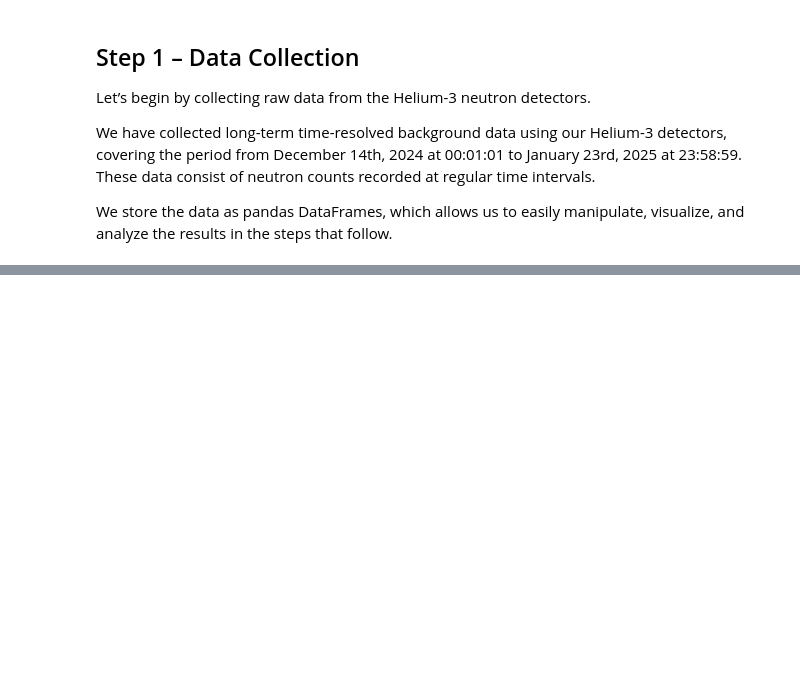
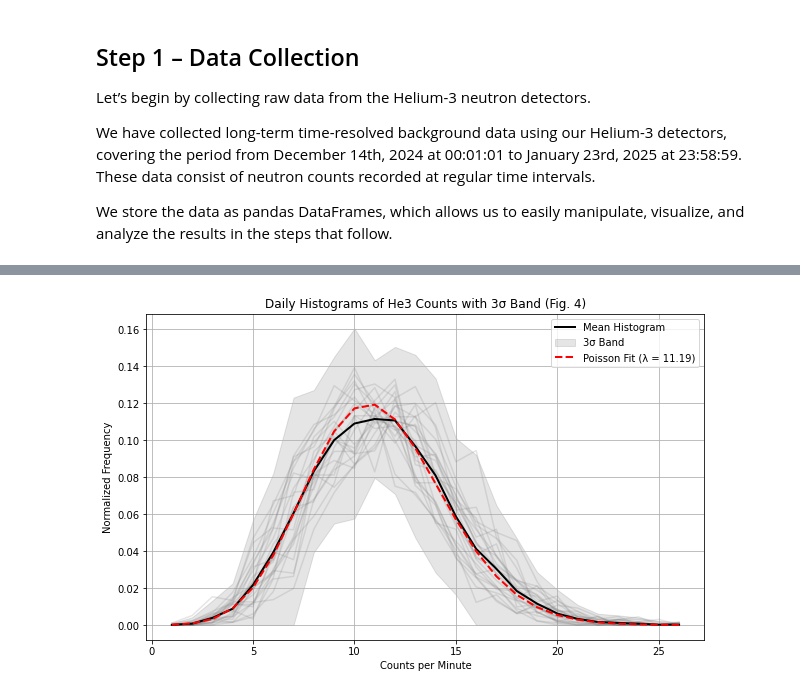
Before and after one commit to project-ida/arpa-e-experiments, a Jupyter notebook: tutorials/He3-Background-Characterization.ipynb, the cells around one changed output, grey strips where cells are left out. Saved outputs shown, nothing was run; the diff lists cells and outputs as text; code cells hidden in the pictures; blank space fills up the shorter version.

```diff
--- a/tutorials/He3-Background-Characterization.ipynb
+++ b/tutorials/He3-Background-Characterization.ipynb
@@ -138,52 +248,67 @@ From the plot above, it is unclear whether the background ditribution correspond
 # %%
+from scipy import stats
+
+fig_counter += 1
+
+# Ensure the index is datetime
 he3_all.index = pd.to_datetime(he3_all.index)
 
-grouped_by_day = he3_all.groupby(he3_all.index.date)
+# Extract counts column
+counts_series = he3_all["Counts ch50-1000"]
 
-bins = np.arange(he3_all["Counts ch50-1000"].min(),
-                 he3_all["Counts ch50-1000"].max() + 1, 1)
+# Group by day
+grouped_by_day = counts_series.groupby(he3_all.index.date)
 
-# Compute daily histograms
+# Define histogram bins
+bins = np.arange(counts_series.min(), counts_series.max() + 1, 1)
+
+# Compute histograms per day
 histograms = []
 for day, group in grouped_by_day:
-    hist_values, bin_edges = np.histogram(group["Counts ch50-1000"], bins=bins, density=True)
+    hist_values, bin_edges = np.histogram(group, bins=bins, density=True)
     histograms.append(hist_values)
 
+# Convert to array and compute mean and standard deviation
 histograms = np.array(histograms)
 mean_histogram = np.mean(histograms, axis=0)
 std_histogram = np.std(histograms, axis=0)
-bin_centers = (bin_edges[:-1] + bin_edges[1:]) / 2
 
-# Fit a normal distribution to the mean histogram (via expanded sample)
-expanded_data = np.repeat(bin_centers, (mean_histogram * 1000).astype(int))
-mu, sigma = norm.fit(expanded_data)
-x = np.linspace(bin_centers.min(), bin_centers.max(), 500)
-normal_pdf = norm.pdf(x, mu, sigma)
-normal_pdf *= np.trapz(mean_histogram, bin_centers)
+# Estimate Poisson background mean
+lambda_ = counts_series.mean()
+threshold_3sigma = lambda_ + 3 * np.sqrt(lambda_)
 
-# Function to plot with Z-sigma band
-def plot_with_z_band(Z):
-    lower = np.maximum(mean_histogram - Z * std_histogram, 0)
-    upper = mean_histogram + Z * std_histogram
+# Compute Poisson fit
+k_values = bin_edges[:-1]
+poisson_pmf = stats.poisson.pmf(k_values, mu=lambda_)
 
-    plt.figure(figsize=(10, 6))
+# Normalize Poisson PMF to match area of mean histogram
+poisson_pmf_normalized = poisson_pmf / np.sum(poisson_pmf)
+poisson_pmf_normalized *= np.sum(mean_histogram)
 
-    # Plot individual daily histograms
-    for hist in histograms:
-        plt.plot(bin_centers, hist, alpha=0.1, color='gray')
+# Plotting
+plt.figure(figsize=(10, 6))
 
-    # Plot mean histogram and normal fit
-    plt.plot(bin_centers, mean_histogram, color='black', linewidth=2, label='Mean Daily Histogram')
-    plt.plot(x, normal_pdf, 'r--', linewidth=2, label=f'Normal Fit (μ={mu:.2f}, σ={sigma:.2f})')
+# Plot all daily histograms
+for hist_values in histograms:
+    plt.plot(bin_edges[:-1], hist_values, alpha=0.2, color='gray')
 
-    # Plot Z-sigma band
-    plt.fill_between(bin_centers, lower, upper, color='blue', alpha=0.2, label=f'±{Z}σ Band')
+# Plot mean histogram
+plt.plot(bin_edges[:-1], mean_histogram, color='black', linewidth=2, label='Mean Histogram')
 
-    # Labels and formatting
-    plt.xlabel("Counts per Minute (ch50–1000)")
-    plt.ylabel("Normalized Frequency")
-    plt.title(f"He-3 Background Daily Histograms with ±{Z}σ Band")
-    plt.legend()
-    plt.grid(True)
-    plt.tight_layout()
-    plt.show()
+# Plot 3σ band
+plt.fill_between(bin_edges[:-1],
+                 np.maximum(mean_histogram - 3 * std_histogram, 0),
+                 mean_histogram + 3 * std_histogram,
+                 color='black', alpha=0.1, label='3σ Band')
+
+# Plot Poisson fit
+plt.plot(k_values, poisson_pmf_normalized, 'r--', linewidth=2, label=f'Poisson Fit (λ = {lambda_:.2f})')
+
+plt.xlabel("Counts per Minute")
+plt.ylabel("Normalized Frequency")
+plt.title(f"Daily Histograms of He3 Counts with 3σ Band (Fig. {fig_counter})")
+plt.legend()
+plt.grid(True)
+plt.show()
+# %% [output]
+[figure, added]
```
Also changed, not shown: parts of 39 cells of this notebook.
